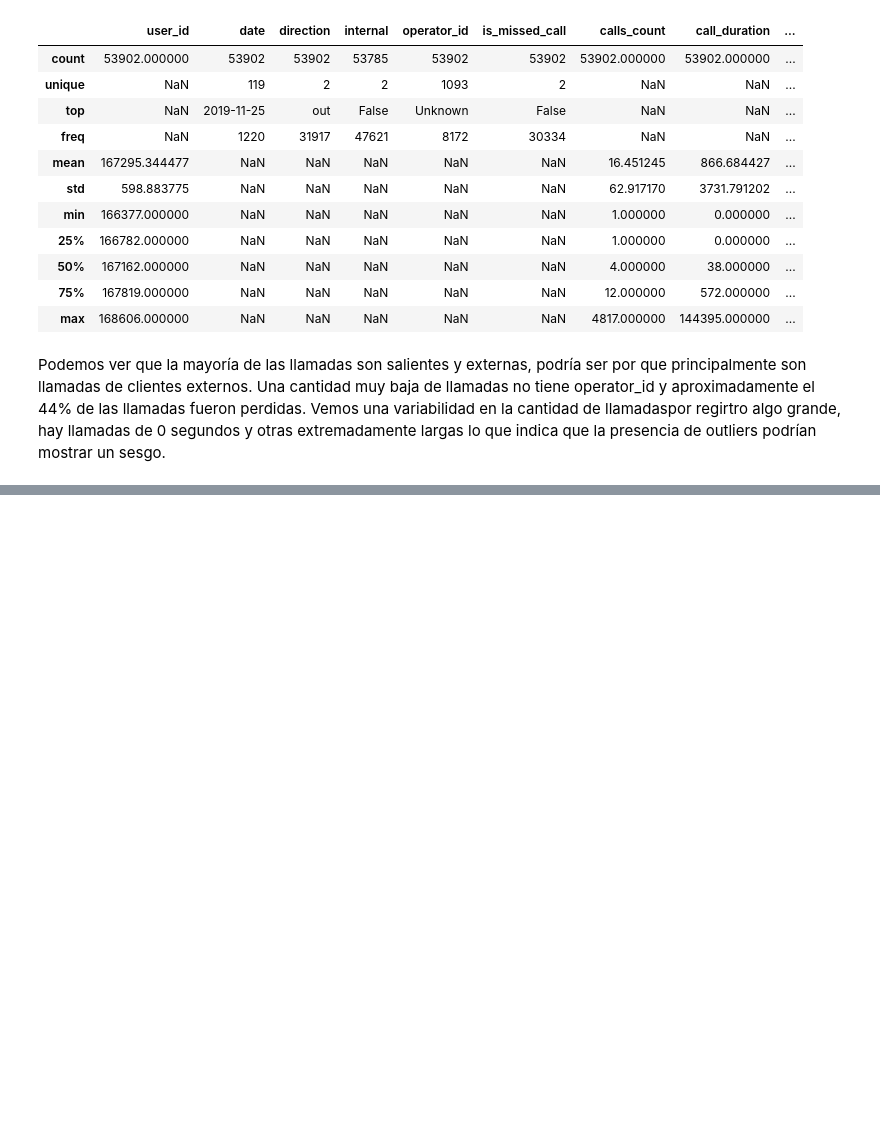
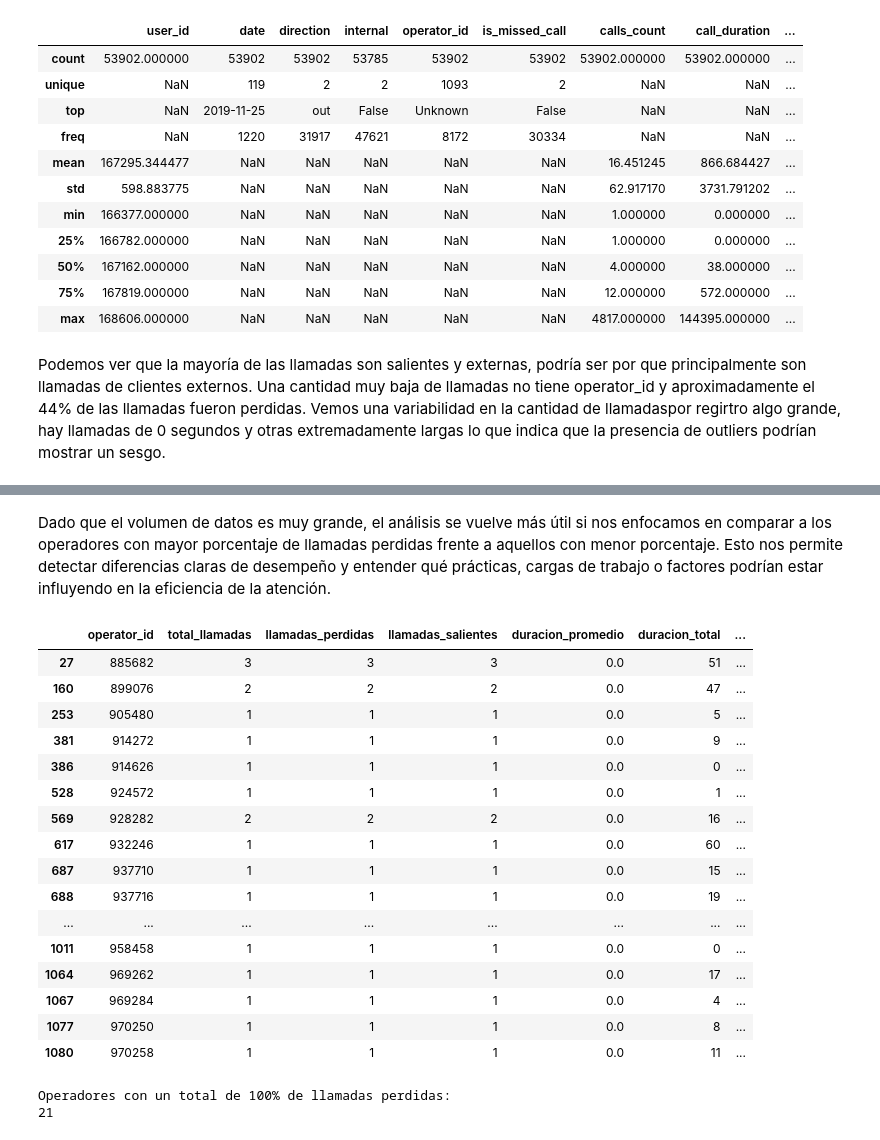
Before and after one commit to fttm-mdz/proyecto_final, a Jupyter notebook: notebooks/EDA_inicial.ipynb, the cells around one changed output, grey strips where cells are left out. Saved outputs shown, nothing was run; the diff lists cells and outputs as text; code cells hidden in the pictures; blank space fills up the shorter version.

```diff
--- a/notebooks/EDA_inicial.ipynb
+++ b/notebooks/EDA_inicial.ipynb
@@ -276,0 +353,32 @@ Podemos ver que la mayoría de las llamadas son salientes y externas, podría se
+# %% [markdown]
+Dado que el volumen de datos es muy grande, el análisis se vuelve más útil si nos enfocamos en comparar a los operadores con mayor porcentaje de llamadas perdidas frente a aquellos con menor porcentaje. Esto nos permite detectar diferencias claras de desempeño y entender qué prácticas, cargas de trabajo o factores podrían estar influyendo en la eficiencia de la atención.
+# %%
+operadores_100 = resumen_operadores[resumen_operadores['porcentaje_perdidas'] == 100]
+
+operadores_100.head(21)
+# %% [output]
+|  | operator_id | total_llamadas | llamadas_perdidas | llamadas_salientes | duracion_promedio | duracion_total | ... |
+| 27 | 885682 | 3 | 3 | 3 | 0.0 | 51 | ... |
+| 160 | 899076 | 2 | 2 | 2 | 0.0 | 47 | ... |
+| 253 | 905480 | 1 | 1 | 1 | 0.0 | 5 | ... |
+| 381 | 914272 | 1 | 1 | 1 | 0.0 | 9 | ... |
+| 386 | 914626 | 1 | 1 | 1 | 0.0 | 0 | ... |
+| 528 | 924572 | 1 | 1 | 1 | 0.0 | 1 | ... |
+| 569 | 928282 | 2 | 2 | 2 | 0.0 | 16 | ... |
+| 617 | 932246 | 1 | 1 | 1 | 0.0 | 60 | ... |
+| 687 | 937710 | 1 | 1 | 1 | 0.0 | 15 | ... |
+| 688 | 937716 | 1 | 1 | 1 | 0.0 | 19 | ... |
+| ... | ... | ... | ... | ... | ... | ... | ... |
+| 1011 | 958458 | 1 | 1 | 1 | 0.0 | 0 | ... |
+| 1064 | 969262 | 1 | 1 | 1 | 0.0 | 17 | ... |
+| 1067 | 969284 | 1 | 1 | 1 | 0.0 | 4 | ... |
+| 1077 | 970250 | 1 | 1 | 1 | 0.0 | 8 | ... |
+| 1080 | 970258 | 1 | 1 | 1 | 0.0 | 11 | ... |
+# %%
+# Contar operadores únicos
+ineficientes = operadores_100["operator_id"].nunique()
+print("Operadores con un total de 100% de llamadas perdidas:")
+print(ineficientes)
+# %% [output]
+Operadores con un total de 100% de llamadas perdidas:
+21
```
Also changed, not shown: parts of 7 cells of this notebook.
